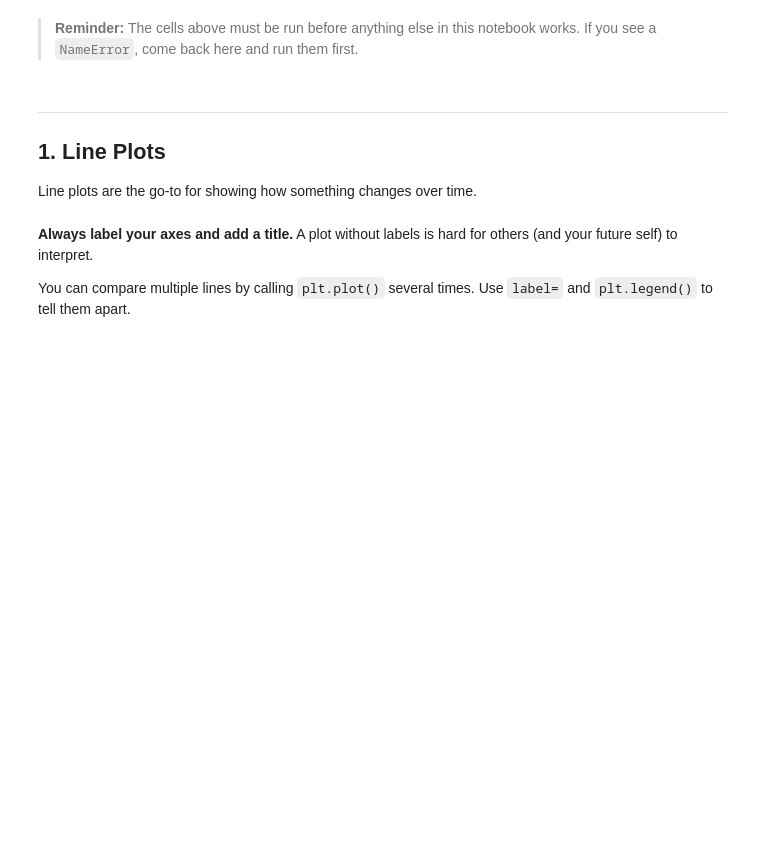
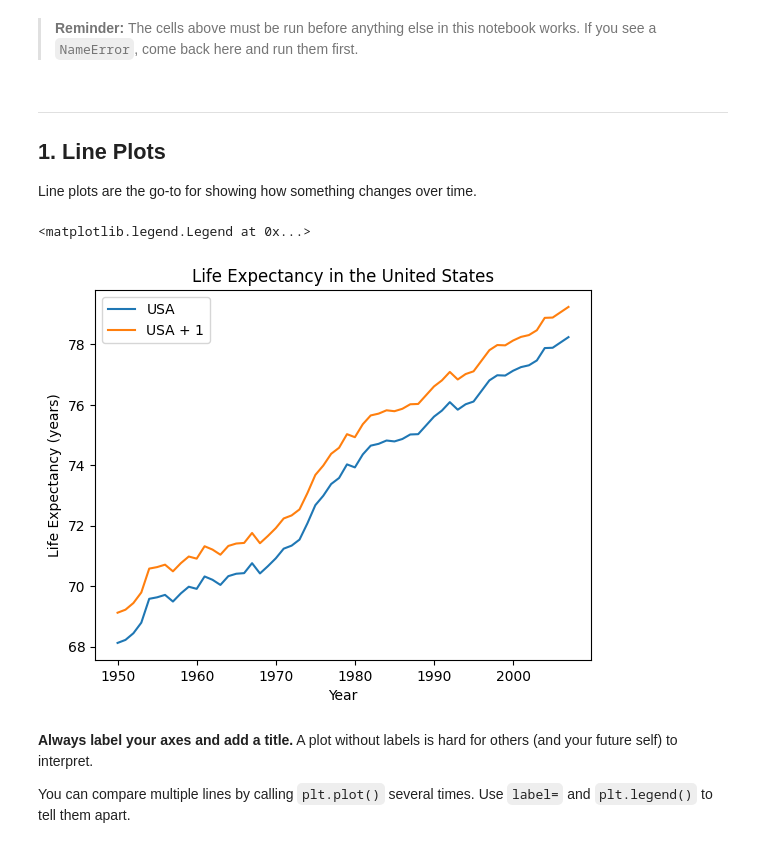
Before and after one commit to Joel-Wang-Math/MIDAS-AI-for-Engineers, a Jupyter notebook: Copy_of_day01_matplotlib.ipynb, the cells around one changed output. Saved outputs shown, nothing was run; the diff lists cells and outputs as text; code cells hidden in the pictures; blank space fills up the shorter version.

```diff
--- a/Copy_of_day01_matplotlib.ipynb
+++ b/Copy_of_day01_matplotlib.ipynb
@@ -47,11 +54,16 @@ Line plots are the go-to for showing how something changes over time.
 # %%
 # How has life expectancy changed over time in the US?
 usa = gapminder[gapminder["country"] == "United States"]
 
-plt.plot(usa["year"], usa["lifeExp"])
+plt.plot(usa["year"], usa["lifeExp"], label = "USA")
+plt.plot(usa["year"], usa["lifeExp"]+1, label = "USA + 1")
 plt.xlabel("Year")
 plt.ylabel("Life Expectancy (years)")
 plt.title("Life Expectancy in the United States")
+plt.legend()
+# %% [output]
+<matplotlib.legend.Legend at 0x...>
+[figure, added]
 # %% [markdown]
 **Always label your axes and add a title.** A plot without labels is hard for others (and your future self) to interpret.
 
```
Also changed, not shown: parts of 6 cells of this notebook.
